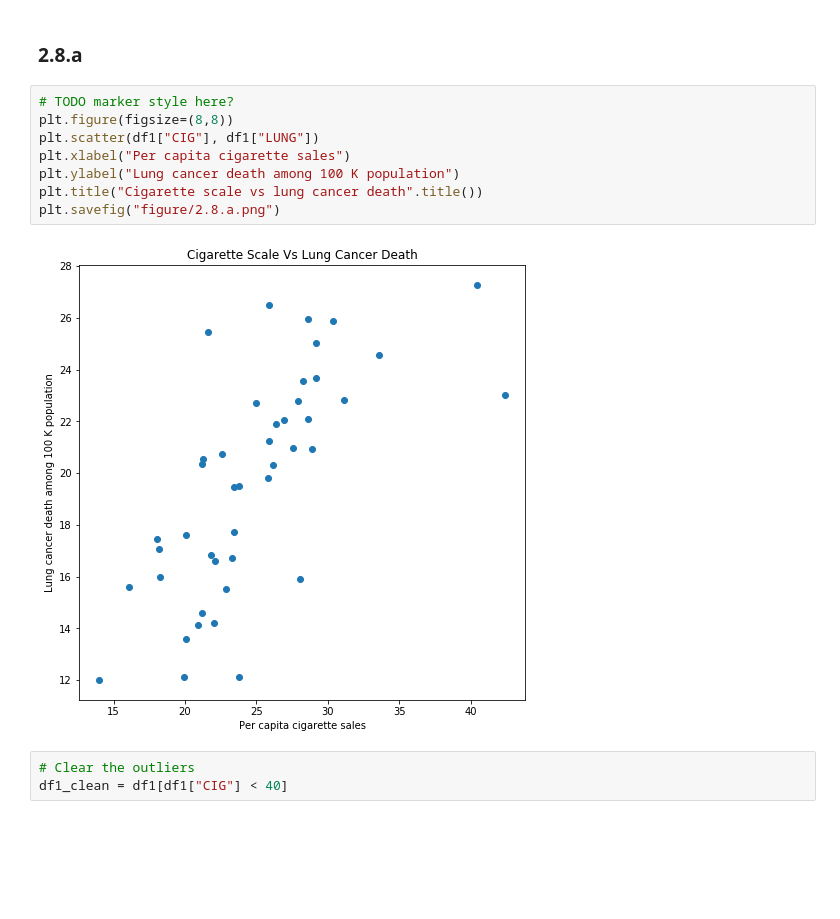
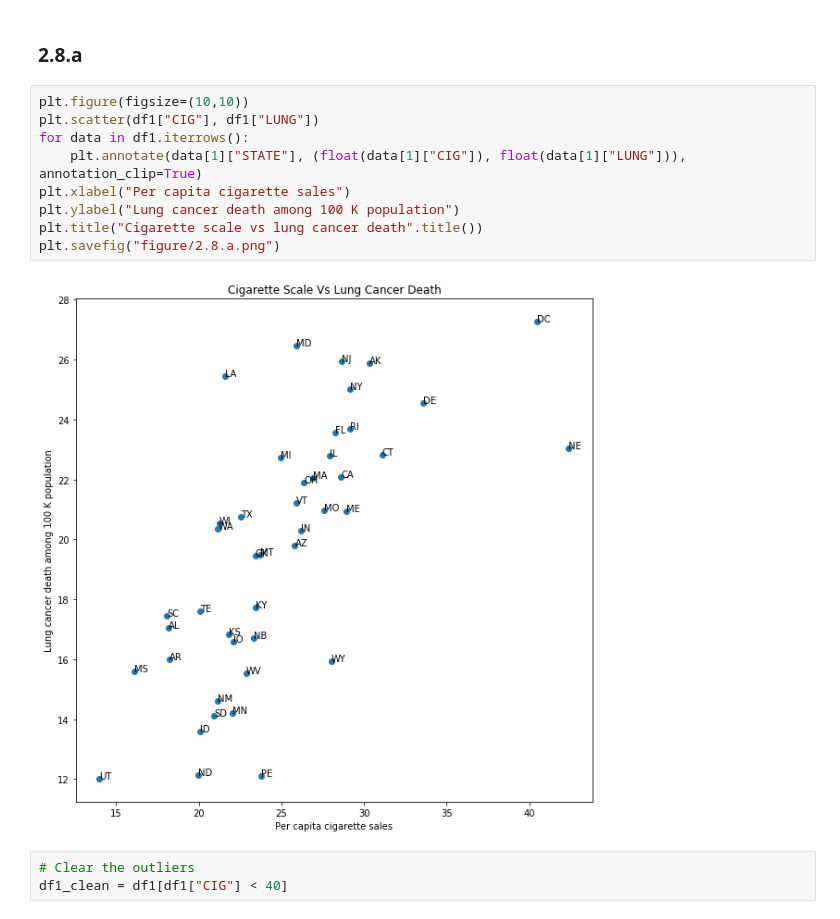
Before and after one commit to int0thewind/CS-361-Coding, a Jupyter notebook: Homework 2.ipynb, the cells around one changed output. Cells and saved outputs as stored; diff of their text form; blank space fills up the shorter version.

Commit message:
homework 2 marker finished

```diff
--- a/Homework 2.ipynb
+++ b/Homework 2.ipynb
@@ -34,15 +34,16 @@ df1
 # %% [markdown]
 ### 2.8.a
 # %%
-# TODO marker style here?
-plt.figure(figsize=(8,8))
+plt.figure(figsize=(10,10))
 plt.scatter(df1["CIG"], df1["LUNG"])
+for data in df1.iterrows():
+    plt.annotate(data[1]["STATE"], (float(data[1]["CIG"]), float(data[1]["LUNG"])), annotation_clip=True)
 plt.xlabel("Per capita cigarette sales")
 plt.ylabel("Lung cancer death among 100 K population")
 plt.title("Cigarette scale vs lung cancer death".title())
 plt.savefig("figure/2.8.a.png")
 # %% [output]
-[figure, old version]
+[figure, new version]
 # %%
 # Clear the outliers
 df1_clean = df1[df1["CIG"] < 40]
```
